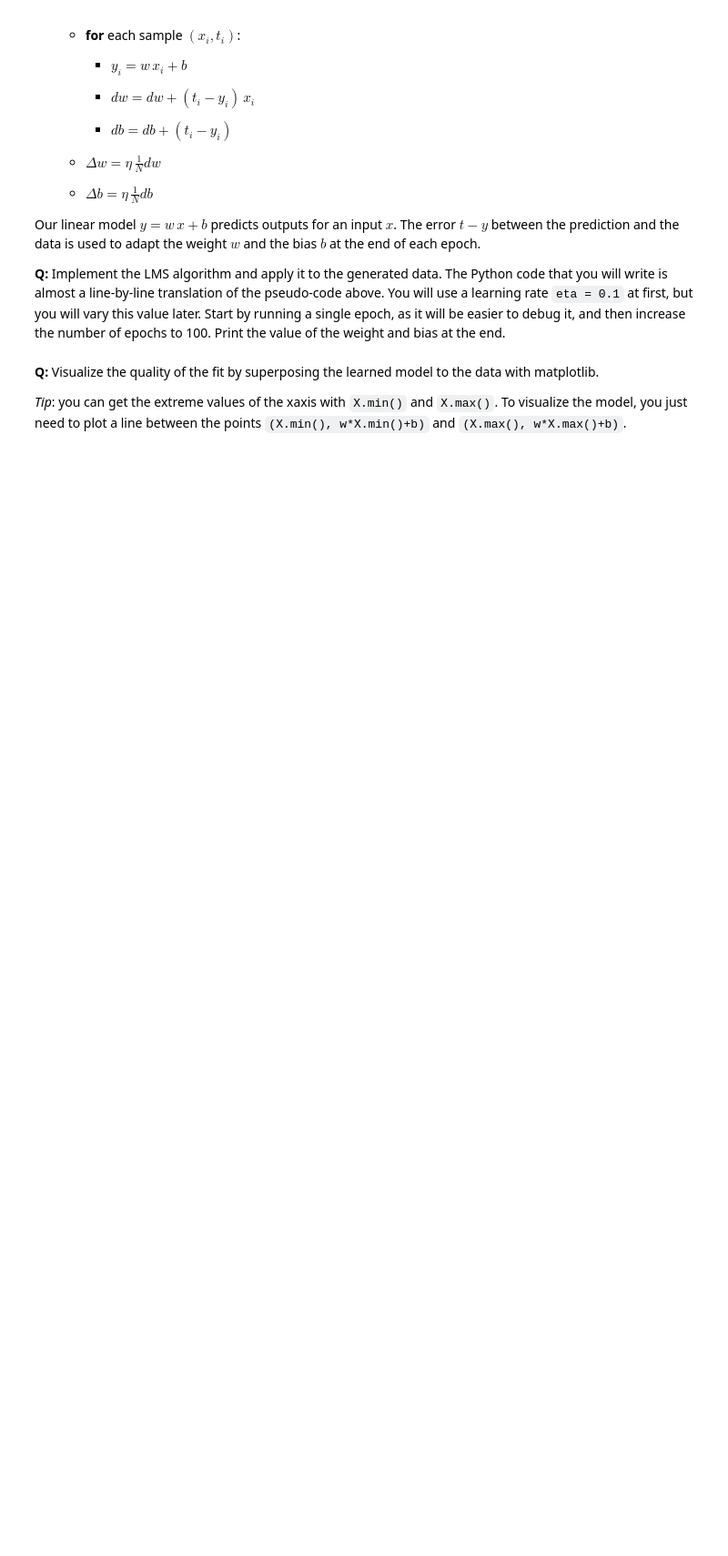
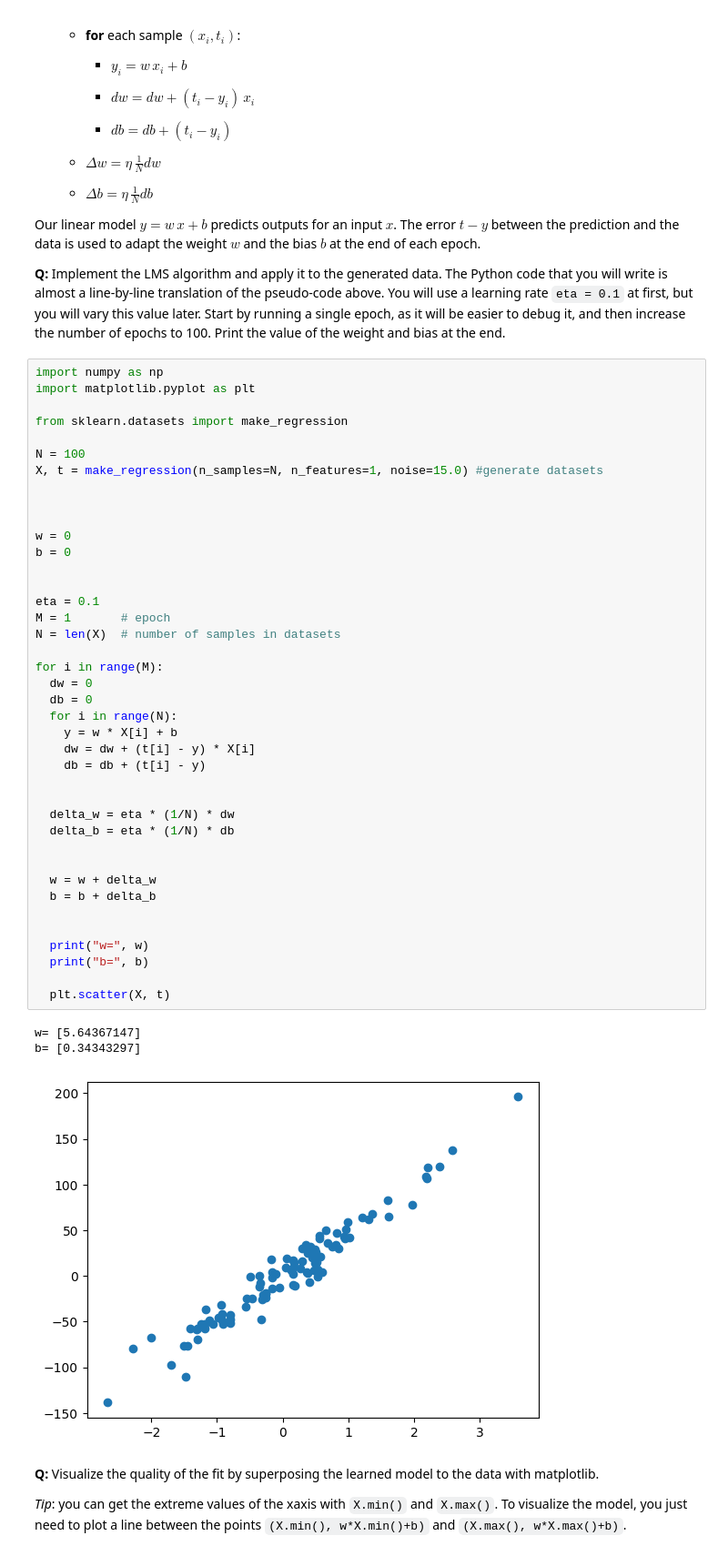
Before and after one commit to 77boom/neurocomputing, a Jupyter notebook: notebooks/3-LinearRegression.ipynb, the cells around one changed output. Shown at 91% size. Drawn from its saved outputs; the diff is of its cells as text; blank space fills up the shorter version.

```diff
--- a/notebooks/3-LinearRegression.ipynb
+++ b/notebooks/3-LinearRegression.ipynb
@@ -62,6 +79,50 @@ Remember the LMS algorithm from the course:
 Our linear model $y = w \, x + b$ predicts outputs for an input $x$. The error $t-y$ between the prediction and the data is used to adapt the weight $w$ and the bias $b$ at the end of each epoch.
 
 **Q:** Implement the LMS algorithm and apply it to the generated data. The Python code that you will write is almost a line-by-line translation of the pseudo-code above. You will use a learning rate `eta = 0.1` at first, but you will vary this value later. Start by running a single epoch, as it will be easier to debug it, and then increase the number of epochs to 100. Print the value of the weight and bias at the end.
+# %%
+import numpy as np
+import matplotlib.pyplot as plt
+
+from sklearn.datasets import make_regression
+
+N = 100
+X, t = make_regression(n_samples=N, n_features=1, noise=15.0) #generate datasets
+
+
+
+w = 0
+b = 0
+
+
+eta = 0.1
+M = 1       # epoch
+N = len(X)  # number of samples in datasets
+
+for i in range(M):
+  dw = 0
+  db = 0
+  for i in range(N):
+    y = w * X[i] + b
+    dw = dw + (t[i] - y) * X[i]
+    db = db + (t[i] - y)
+
+
+  delta_w = eta * (1/N) * dw
+  delta_b = eta * (1/N) * db
+
+
+  w = w + delta_w
+  b = b + delta_b
+
+
+  print("w=", w)
+  print("b=", b)
+
+  plt.scatter(X, t)
+# %% [output]
+w= [5.64367147]
+b= [0.34343297]
+[figure, added]
 # %% [markdown]
 **Q:** Visualize the quality of the fit by superposing the learned model to the data with matplotlib.
 
```
Also changed, not shown: parts of 2 cells of this notebook.
